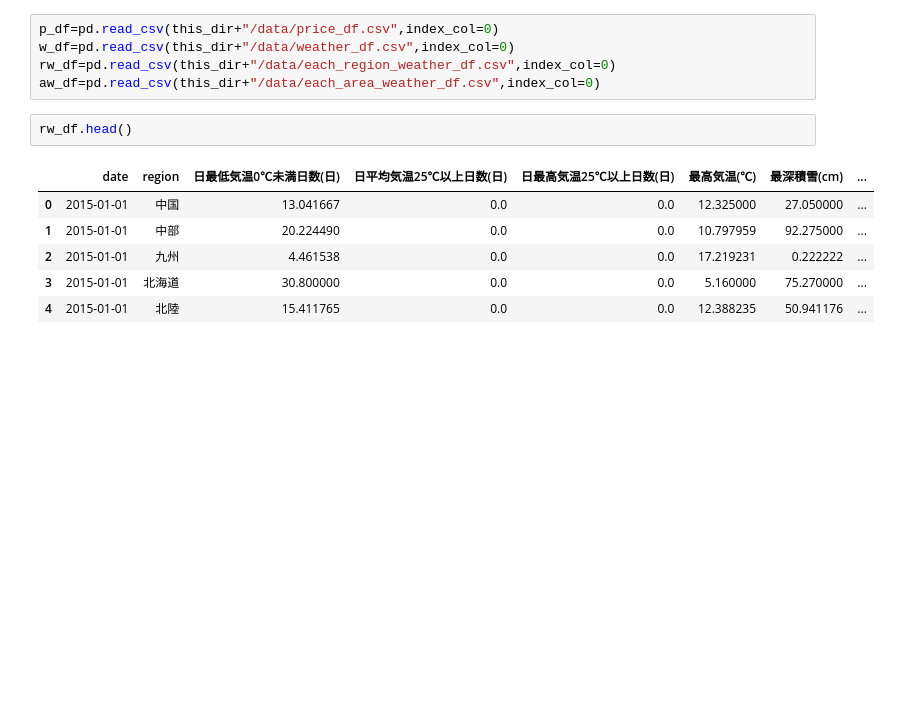
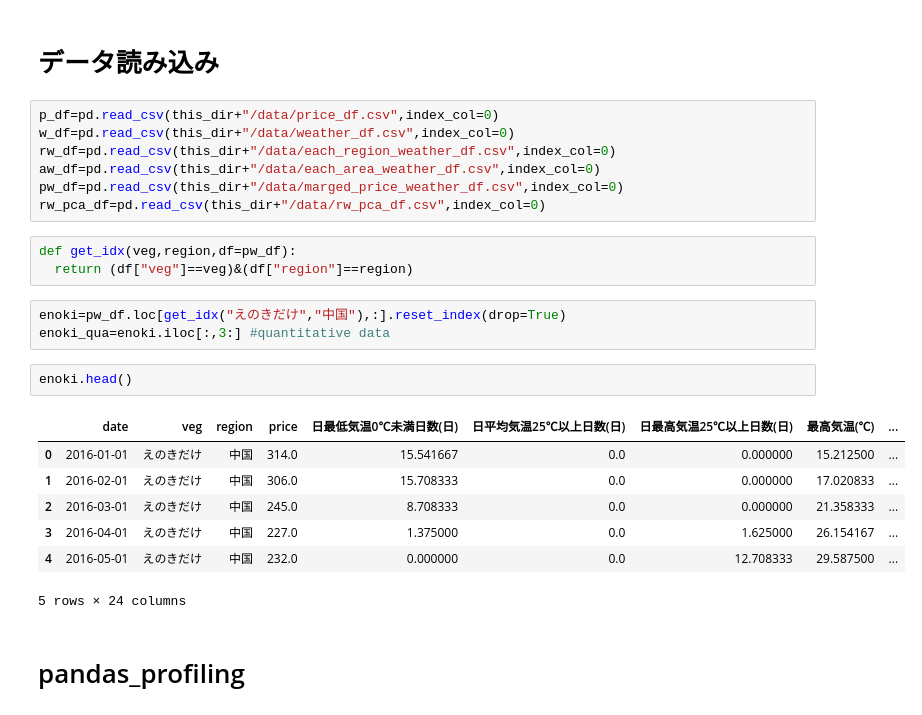
Before and after one commit to ryosuzaki/probspace, a Jupyter notebook: 野菜取引価格の予測/visualize.ipynb, the cells around one changed output. Drawn from its saved outputs; the diff is of its cells as text; blank space fills up the shorter version.

```diff
--- a/野菜取引価格の予測/visualize.ipynb
+++ b/野菜取引価格の予測/visualize.ipynb
@@ -14,14 +29,27 @@ Mounted at /content/drive
+# %% [markdown]
+# データ読み込み
 # %%
 p_df=pd.read_csv(this_dir+"/data/price_df.csv",index_col=0)
 w_df=pd.read_csv(this_dir+"/data/weather_df.csv",index_col=0)
 rw_df=pd.read_csv(this_dir+"/data/each_region_weather_df.csv",index_col=0)
 aw_df=pd.read_csv(this_dir+"/data/each_area_weather_df.csv",index_col=0)
+pw_df=pd.read_csv(this_dir+"/data/marged_price_weather_df.csv",index_col=0)
+rw_pca_df=pd.read_csv(this_dir+"/data/rw_pca_df.csv",index_col=0)
+# %%
+def get_idx(veg,region,df=pw_df):
+  return (df["veg"]==veg)&(df["region"]==region)
+# %%
+enoki=pw_df.loc[get_idx("えのきだけ","中国"),:].reset_index(drop=True)
+enoki_qua=enoki.iloc[:,3:] #quantitative data
 # %%
-rw_df.head()
+enoki.head()
 # %% [output]
-|  | date | region | 日最低気温0℃未満日数(日) | 日平均気温25℃以上日数(日) | 日最高気温25℃以上日数(日) | 最高気温(℃) | 最深積雪(cm) | ... |
-| 0 | 2015-01-01 | 中国 | 13.041667 | 0.0 | 0.0 | 12.325000 | 27.050000 | ... |
-| 1 | 2015-01-01 | 中部 | 20.224490 | 0.0 | 0.0 | 10.797959 | 92.275000 | ... |
-| 2 | 2015-01-01 | 九州 | 4.461538 | 0.0 | 0.0 | 17.219231 | 0.222222 | ... |
-| 3 | 2015-01-01 | 北海道 | 30.800000 | 0.0 | 0.0 | 5.160000 | 75.270000 | ... |
-| 4 | 2015-01-01 | 北陸 | 15.411765 | 0.0 | 0.0 | 12.388235 | 50.941176 | ... |
+|  | date | veg | region | price | 日最低気温0℃未満日数(日) | 日平均気温25℃以上日数(日) | 日最高気温25℃以上日数(日) | 最高気温(℃) | ... |
+| 0 | 2016-01-01 | えのきだけ | 中国 | 314.0 | 15.541667 | 0.0 | 0.000000 | 15.212500 | ... |
+| 1 | 2016-02-01 | えのきだけ | 中国 | 306.0 | 15.708333 | 0.0 | 0.000000 | 17.020833 | ... |
+| 2 | 2016-03-01 | えのきだけ | 中国 | 245.0 | 8.708333 | 0.0 | 0.000000 | 21.358333 | ... |
+| 3 | 2016-04-01 | えのきだけ | 中国 | 227.0 | 1.375000 | 0.0 | 1.625000 | 26.154167 | ... |
+| 4 | 2016-05-01 | えのきだけ | 中国 | 232.0 | 0.000000 | 0.0 | 12.708333 | 29.587500 | ... |
+5 rows × 24 columns
+# %% [markdown]
+# pandas_profiling
```
Also changed, not shown: parts of 28 cells of this notebook, 1 other file.
